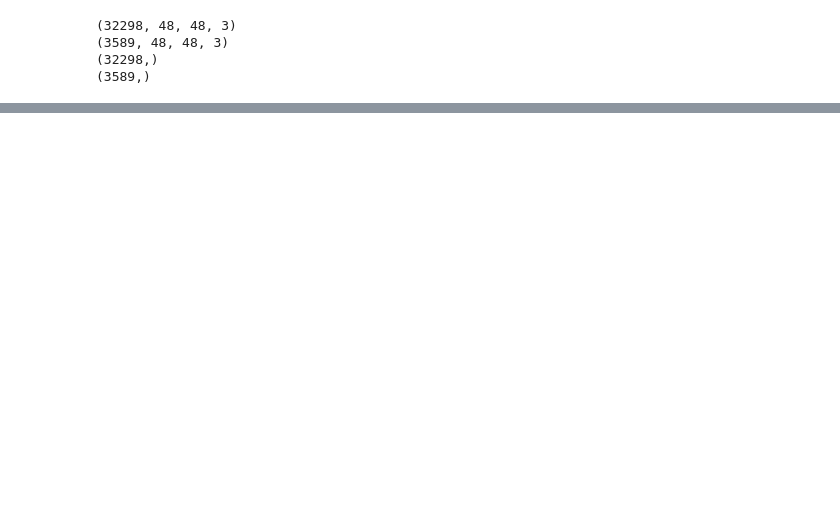
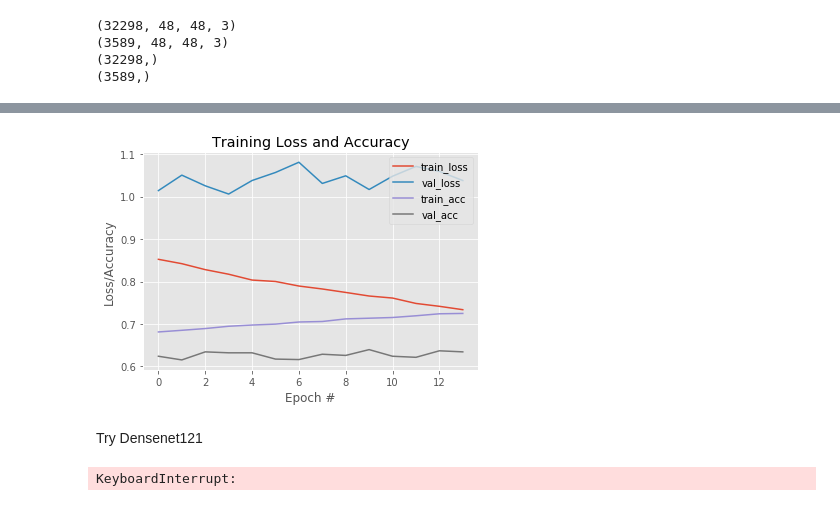
Before and after one commit to Chunkygoo/ML_Projects, a Jupyter notebook: emotionRecognitionTraining.ipynb, the cells around one changed output, grey strips where cells are left out. Drawn from its saved outputs; the diff is of its cells as text; code cells hidden in the pictures; blank space fills up the shorter version.

```diff
--- a/emotionRecognitionTraining.ipynb
+++ b/emotionRecognitionTraining.ipynb
@@ -639,0 +816,11 @@ KeyboardInterrupt:
+# %%
+for layer in base_model.layers:
+    layer.trainable = False
+modelResNet152V2.compile(loss="categorical_crossentropy", optimizer="nadam",
+              metrics=["accuracy"])
+history2 = modelResNet152V2.fit(aug.flow(trainX3, trainY1.toarray(), batch_size=BS), # fits the model on batches with real-time data augmentation: returns an iterator yielding tuples of (x,y)
+                    steps_per_epoch=len(trainX3) // BS, # Number of batches to use for training from the generator in one epoch
+                    validation_data=(testX3, testY1.toarray()),
+                    validation_steps=len(testX3) // BS, # Number of batches to use for validation in one epoch
+                    callbacks=[early_stopping_cb,checkpoint_cb],
+                    epochs=EPOCHS)
@@ -640,12 +845,13 @@ KeyboardInterrupt:
+# %%
+modelResNet152V2.load_weights("models/my_transfer_CNN_emotion_checkpoint_ResNet152V2.h5")
 # %%
-# Now that we have achieved the best we could with the layers froxzen, we will unfreeze the layers and train the entire model
 for layer in base_model.layers:
     layer.trainable = True
-model.compile(loss="sparse_categorical_crossentropy", optimizer="adam",
+modelResNet152V2.compile(loss="categorical_crossentropy", optimizer="nadam",
               metrics=["accuracy"])
-history1 = model.fit(aug.flow(trainX2, trainY, batch_size=BS), # fits the model on batches with real-time data augmentation: returns an iterator yielding tuples of (x,y)
-                    steps_per_epoch=len(trainX2) // BS, # Number of batches to use for training from the generator in one epoch
-                    validation_data=(testX2, testY),
-                    validation_steps=len(testX2) // BS, # Number of batches to use for validation in one epoch
+history2 = modelResNet152V2.fit(aug.flow(trainX3, trainY1.toarray(), batch_size=BS), # fits the model on batches with real-time data augmentation: returns an iterator yielding tuples of (x,y)
+                    steps_per_epoch=len(trainX3) // BS, # Number of batches to use for training from the generator in one epoch
+                    validation_data=(testX3, testY1.toarray()),
+                    validation_steps=len(testX3) // BS, # Number of batches to use for validation in one epoch
                     callbacks=[early_stopping_cb,checkpoint_cb],
                     epochs=EPOCHS)
@@ -651,0 +940,21 @@ history1 = model.fit(aug.flow(trainX2, trainY, batch_size=BS), # fits the model
+# %%
+# plot the training loss and accuracy
+N = len(history2.history["loss"])
+plt.style.use("ggplot")
+plt.figure()
+plt.plot(np.arange(0, N), history2.history["loss"], label="train_loss")
+plt.plot(np.arange(0, N), history2.history["val_loss"], label="val_loss")
+plt.plot(np.arange(0, N), history2.history["accuracy"], label="train_acc")
+plt.plot(np.arange(0, N), history2.history["val_accuracy"], label="val_acc")
+plt.title("Training Loss and Accuracy")
+plt.xlabel("Epoch #")
+plt.ylabel("Loss/Accuracy")
+plt.legend(loc="upper right")
+plt.savefig("plots/my_emotion_plot_ResNet152V2")
+# Is it reasonable? Yes, because train_loss keeps decreaing, train_val keeps increasing, whereas val_loss and val_acc seem to have
+# plateaued. Note that there are only 12 epochs shown because my computer crashed and I contineud training from a checkpoint. In
+# reality it is probably around 50 epochs
+# %% [output]
+[figure, added]
+# %% [markdown]
+Try Densenet121
@@ -651,0 +983,13 @@ history1 = model.fit(aug.flow(trainX2, trainY, batch_size=BS), # fits the model
+# %%
+for layer in base_model.layers:
+    layer.trainable = False
+DenseNet121.compile(loss="categorical_crossentropy", optimizer="nadam",
+              metrics=["accuracy"])
+history3 = DenseNet121.fit(aug.flow(trainX4, trainY1.toarray(), batch_size=BS), # fits the model on batches with real-time data augmentation: returns an iterator yielding tuples of (x,y)
+                    steps_per_epoch=len(trainX4) // BS, # Number of batches to use for training from the generator in one epoch
+                    validation_data=(testX4, testY1.toarray()),
+                    validation_steps=len(testX4) // BS, # Number of batches to use for validation in one epoch
+                    callbacks=[early_stopping_cb,checkpoint_cb],
+                    epochs=EPOCHS)
+# %% [output]
+KeyboardInterrupt:
```
Also changed, not shown: parts of 56 cells of this notebook.
